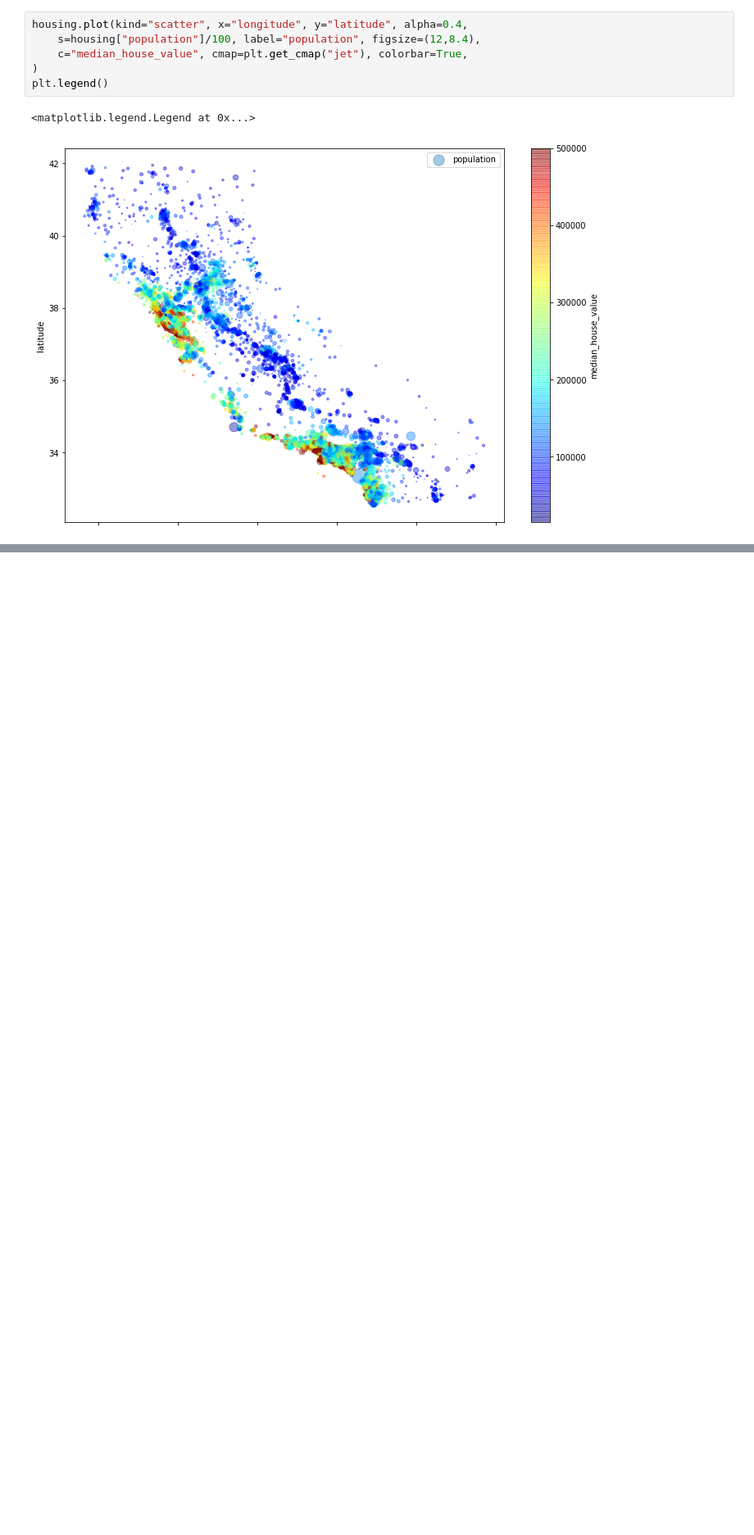
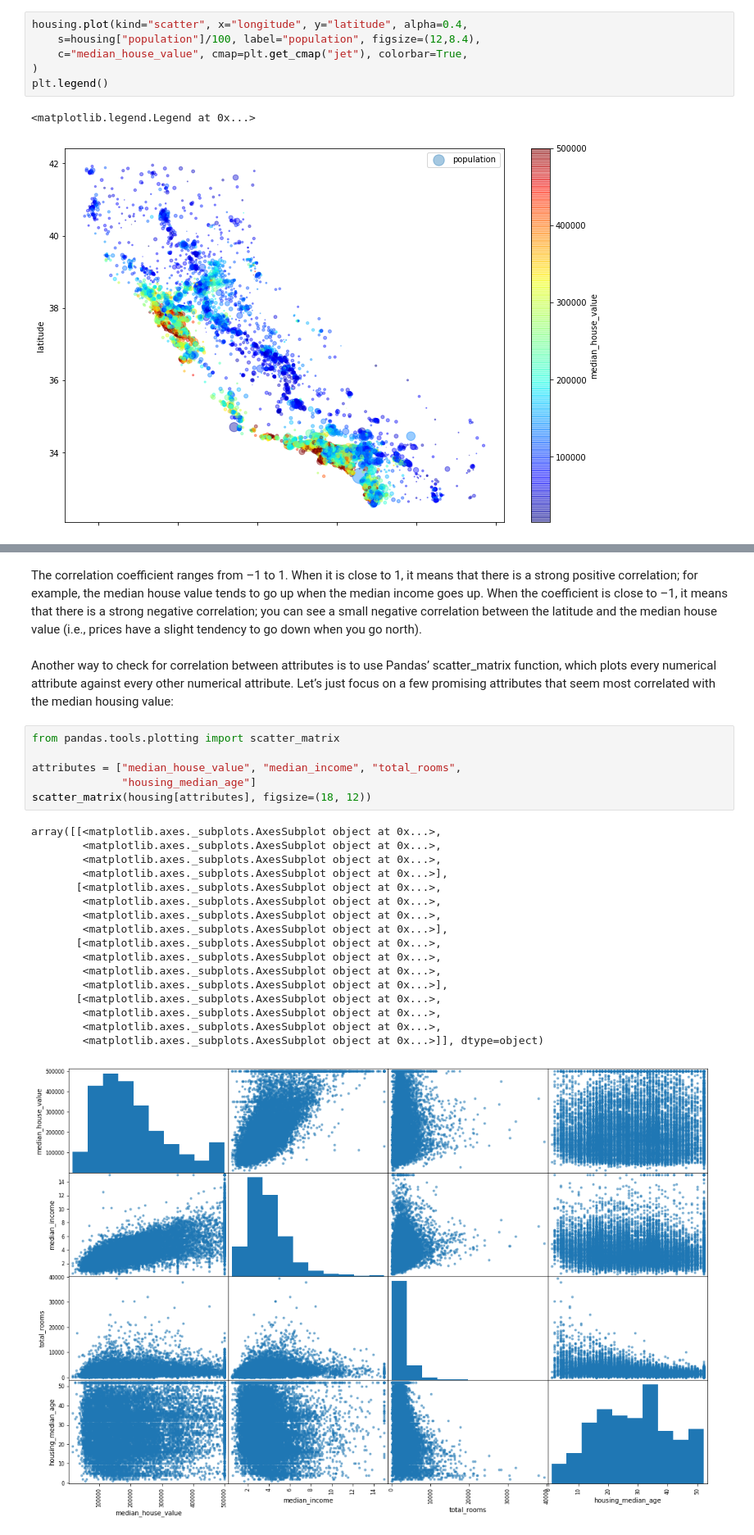
Before and after one commit to caragpe/machinelearning, a Jupyter notebook: Chapter 2.ipynb, the cells around one changed output, grey strips where cells are left out. Shown at 82% size. Saved outputs shown, nothing was run; the diff lists cells and outputs as text; blank space fills up the shorter version.

```diff
--- a/Chapter 2.ipynb
+++ b/Chapter 2.ipynb
@@ -346,0 +378,28 @@ plt.legend()
+# %% [markdown]
+The correlation coefficient ranges from –1 to 1. When it is close to 1, it means that there is a strong positive correlation; for example, the median house value tends to go up when the median income goes up. When the coefficient is close to –1, it means that there is a strong negative correlation; you can see a small negative correlation between the latitude and the median house value (i.e., prices have a slight tendency to go down when you go north).
+# %% [markdown]
+Another way to check for correlation between attributes is to use Pandas’ scatter_matrix function, which plots every numerical attribute against every other numerical attribute. Let’s just focus on a few promising attributes that seem most correlated with the median housing value:
+# %%
+from pandas.tools.plotting import scatter_matrix
+
+attributes = ["median_house_value", "median_income", "total_rooms",
+              "housing_median_age"]
+scatter_matrix(housing[attributes], figsize=(18, 12))
+# %% [output]
+array([[<matplotlib.axes._subplots.AxesSubplot object at 0x...>,
+        <matplotlib.axes._subplots.AxesSubplot object at 0x...>,
+        <matplotlib.axes._subplots.AxesSubplot object at 0x...>,
+        <matplotlib.axes._subplots.AxesSubplot object at 0x...>],
+       [<matplotlib.axes._subplots.AxesSubplot object at 0x...>,
+        <matplotlib.axes._subplots.AxesSubplot object at 0x...>,
+        <matplotlib.axes._subplots.AxesSubplot object at 0x...>,
+        <matplotlib.axes._subplots.AxesSubplot object at 0x...>],
+       [<matplotlib.axes._subplots.AxesSubplot object at 0x...>,
+        <matplotlib.axes._subplots.AxesSubplot object at 0x...>,
+        <matplotlib.axes._subplots.AxesSubplot object at 0x...>,
+        <matplotlib.axes._subplots.AxesSubplot object at 0x...>],
+       [<matplotlib.axes._subplots.AxesSubplot object at 0x...>,
+        <matplotlib.axes._subplots.AxesSubplot object at 0x...>,
+        <matplotlib.axes._subplots.AxesSubplot object at 0x...>,
+        <matplotlib.axes._subplots.AxesSubplot object at 0x...>]], dtype=object)
+[figure, added]
```
Also changed, not shown: parts of 75 cells of this notebook, 2 other files.
